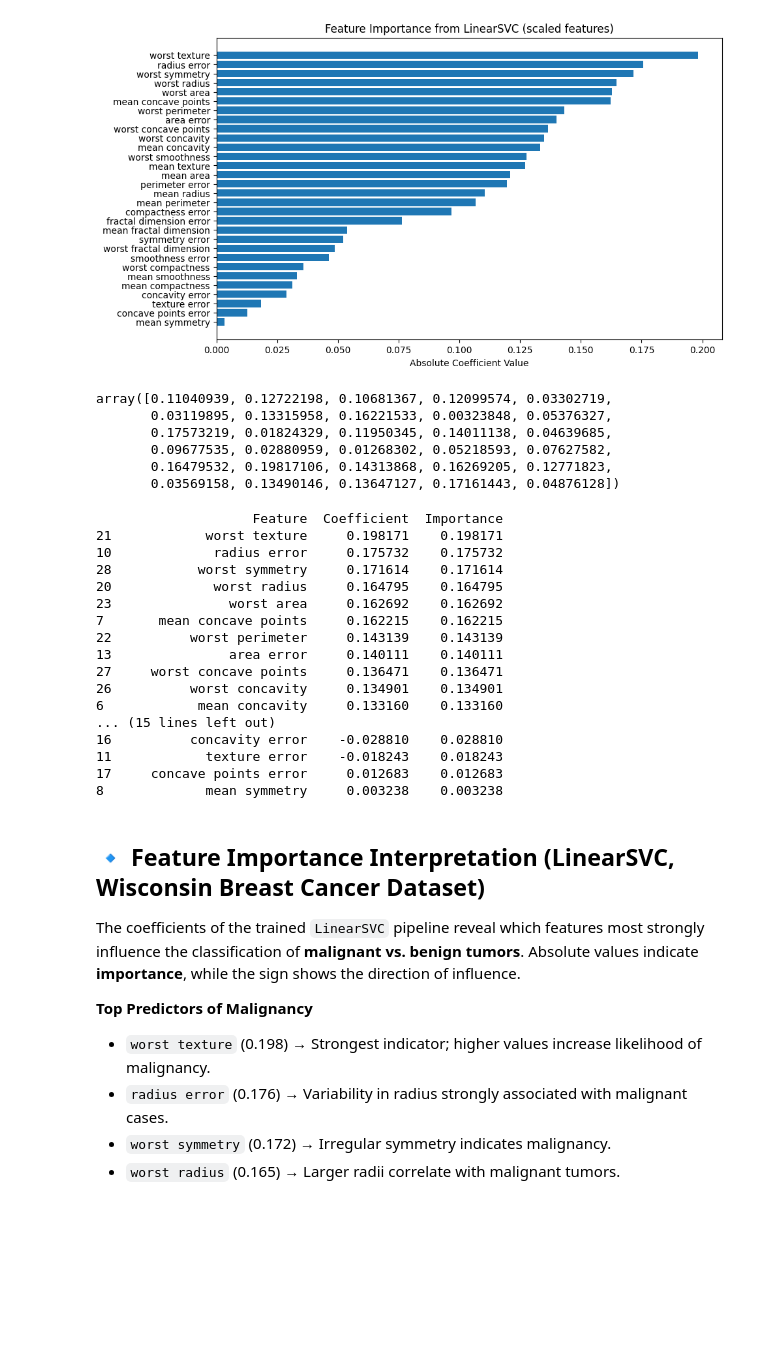
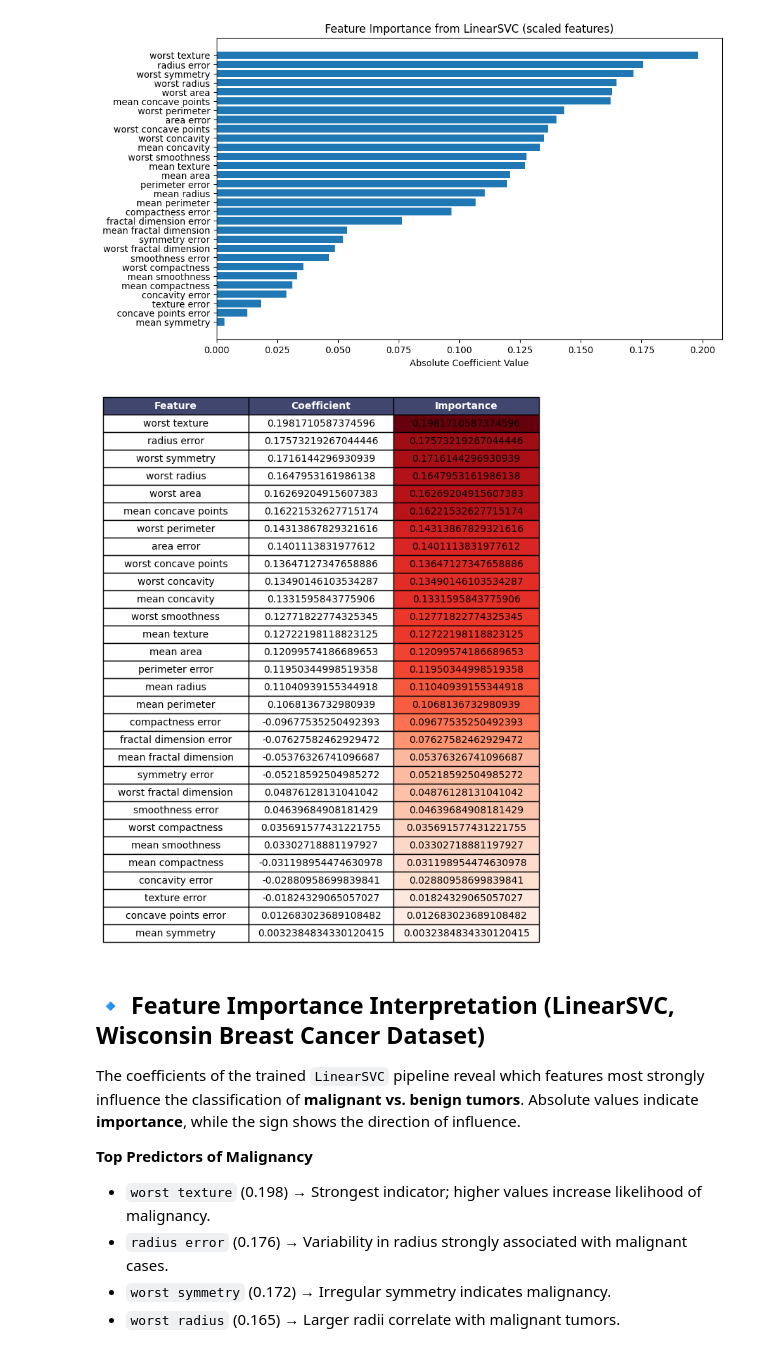
Before and after one commit to TobiSchl2010/breast_cancer_diagnosis_svm, a Jupyter notebook: notebooks/01_exploration.ipynb, the cells around one changed output. Drawn from its saved outputs; the diff is of its cells as text; code cells hidden in the pictures; blank space fills up the shorter version.

```diff
--- a/notebooks/01_exploration.ipynb
+++ b/notebooks/01_exploration.ipynb
@@ -1230,41 +1213,46 @@ plt.gca().invert_yaxis()  # highest importance on top
 plt.show()
 # %% [output]
 [figure]
-# %%
-importance
-# %% [output]
-array([0.11040939, 0.12722198, 0.10681367, 0.12099574, 0.03302719,
-       0.03119895, 0.13315958, 0.16221533, 0.00323848, 0.05376327,
-       0.17573219, 0.01824329, 0.11950345, 0.14011138, 0.04639685,
-       0.09677535, 0.02880959, 0.01268302, 0.05218593, 0.07627582,
-       0.16479532, 0.19817106, 0.14313868, 0.16269205, 0.12771823,
-       0.03569158, 0.13490146, 0.13647127, 0.17161443, 0.04876128])
 # %%
 importances = pd.DataFrame({
     "Feature": feature_names,
     "Coefficient": coefs,
     "Importance": importance
 }).sort_values(by="Importance", ascending=False)
 
-print(importances)
+# Create figure and axis
+fig, ax = plt.subplots(figsize=(8, 3))  # adjust size to fit table
+ax.axis('off')  # hide axes
+
+# Plot table
+table = ax.table(cellText=importances.values,
+                 colLabels=importances.columns,
+                 cellLoc='center',
+                 loc='center')
+
+# Only color the third column (Importance)
+col_index = 2  # 0-based index
+col_values = importances.iloc[:, col_index].values.astype(float)
+norm = mcolors.Normalize(vmin=col_values.min(), vmax=col_values.max())
+cmap = plt.cm.Reds
+
+for i, value in enumerate(col_values):
+    table[(i+1, col_index)].set_facecolor(cmap(norm(value)))  # row 0 = header
+
+# Optional: style header row
+for j in range(len(importances.columns)):
+    table[(0, j)].set_facecolor('#40466e')
+    table[(0, j)].set_text_props(weight='bold', color='w')
+
+# Optional styling
+table.auto_set_font_size(False)
+table.set_fontsize(10)
+table.scale(1, 1.5)  # scale width, height
+
+plt.savefig("outputs/plots/feature_importance_table.png", bbox_inches='tight', dpi=300)
+plt.show()
 # %% [output]
-                    Feature  Coefficient  Importance
-21            worst texture     0.198171    0.198171
-10             radius error     0.175732    0.175732
-28           worst symmetry     0.171614    0.171614
-20             worst radius     0.164795    0.164795
-23               worst area     0.162692    0.162692
-7       mean concave points     0.162215    0.162215
-22          worst perimeter     0.143139    0.143139
-13               area error     0.140111    0.140111
-27     worst concave points     0.136471    0.136471
-26          worst concavity     0.134901    0.134901
-6            mean concavity     0.133160    0.133160
-... (15 lines left out)
-16          concavity error    -0.028810    0.028810
-11            texture error    -0.018243    0.018243
-17     concave points error     0.012683    0.012683
-8             mean symmetry     0.003238    0.003238
+[figure, added]
 # %% [markdown]
 ## 🔹 Feature Importance Interpretation (LinearSVC, Wisconsin Breast Cancer Dataset)
 
```
Also changed, not shown: parts of 20 cells of this notebook, 3 other files.
